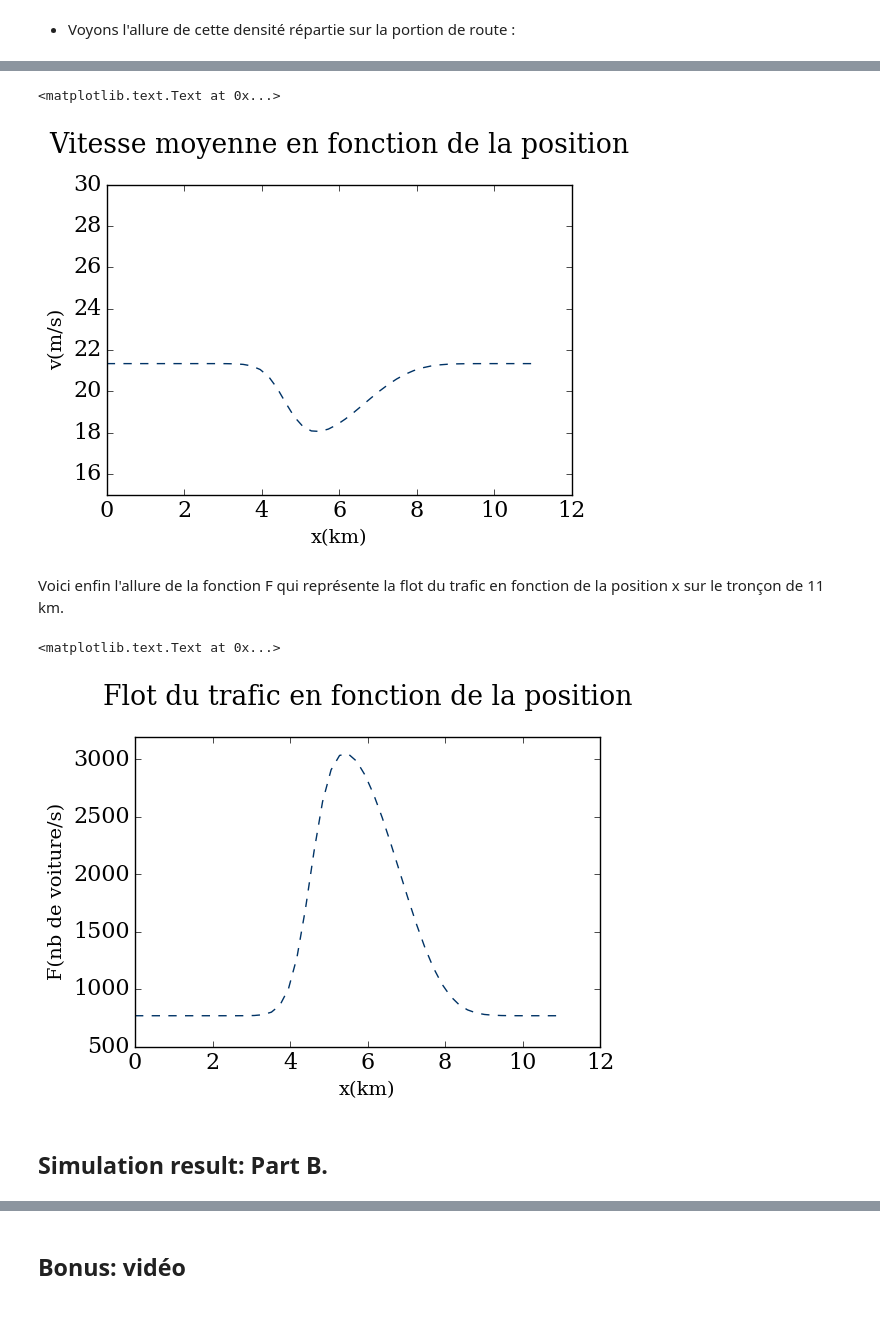
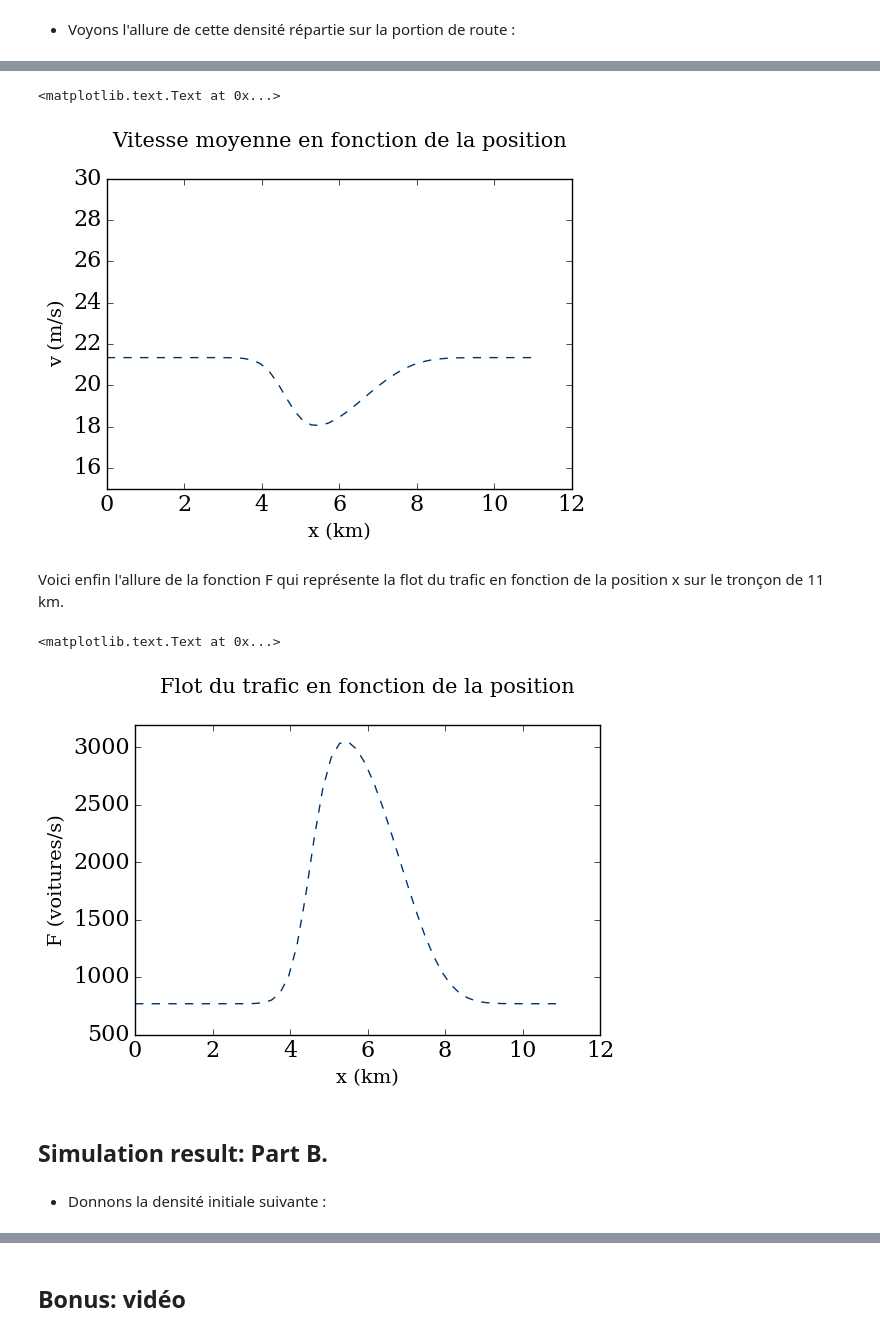
Before and after one commit to CarolineJonas/Module-2---Space-time, a Jupyter notebook: Module2_Final.ipynb, the cells around one changed output, grey strips where cells are left out. Drawn from its saved outputs; the diff is of its cells as text; code cells hidden in the pictures.

```diff
--- a/Module2_Final.ipynb
+++ b/Module2_Final.ipynb
@@ -117,25 +133,27 @@ pyplot.title('Densité de voitures en fonction de la position', y=1.08)
 # %%
 pyplot.plot(x,rho(rho0,42,10,80.0)[1], color='#003366', ls='--', lw=1)
 pyplot.ylim(15.,30.);
-pyplot.xlabel('x(km)', fontsize=14) #x label
-pyplot.ylabel('v(m/s)', fontsize=14) #y label
-pyplot.title('Vitesse moyenne en fonction de la position', y=1.08)
+pyplot.xlabel('x (km)', fontsize=14) #x label
+pyplot.ylabel('v (m/s)', fontsize=14) #y label
+pyplot.title('Vitesse moyenne en fonction de la position', y=1.08, fontsize=15)
 # %% [output]
 <matplotlib.text.Text at 0x...>
-[figure, old version]
+[figure, new version]
 # %% [markdown]
 Voici enfin l'allure de la fonction F qui représente la flot du trafic en fonction de la position x sur le tronçon de 11 km.
 # %%
-pyplot.plot(x,rho(rho0,42,10,80.0)[2], color='#003366', ls='--', lw=1)
+pyplot.plot(x,rho(rho0,time(2.5),10,80.0)[2], color='#003366', ls='--', lw=1)
 pyplot.ylim(500.,3200.);
-pyplot.xlabel('x(km)', fontsize=14) #x label
-pyplot.ylabel('F(nb de voiture/s)', fontsize=14) #y label
-pyplot.title('Flot du trafic en fonction de la position', y=1.08)
+pyplot.xlabel('x (km)', fontsize=14) #x label
+pyplot.ylabel('F (voitures/s)', fontsize=14) #y label
+pyplot.title('Flot du trafic en fonction de la position', y=1.08, fontsize=15)
 # %% [output]
 <matplotlib.text.Text at 0x...>
-[figure, old version]
+[figure, new version]
 # %% [markdown]
 ## Simulation result: Part B.
+# %% [markdown]
+- Donnons la densité initiale suivante :
 # %%
 x = numpy.linspace(0,L,nx)
 rho1 = numpy.ones(nx)*20
```
Also changed, not shown: parts of 54 cells of this notebook.
